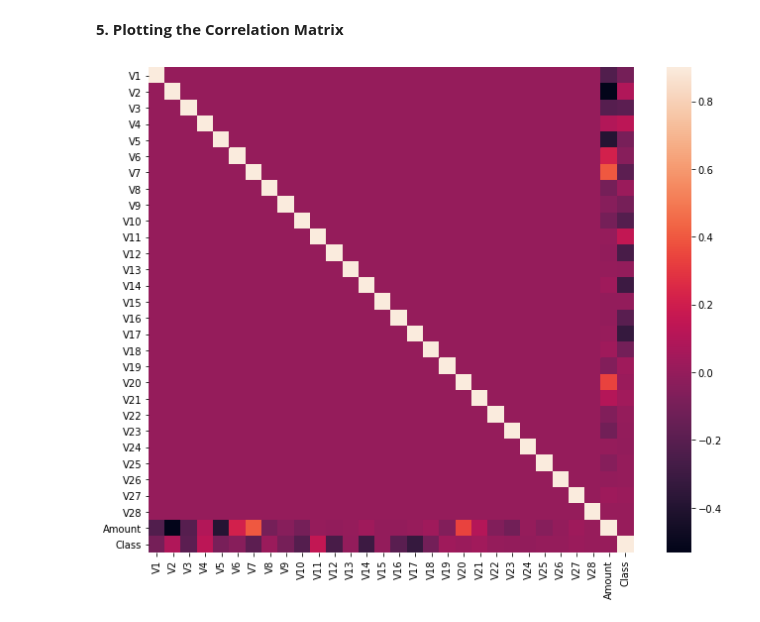
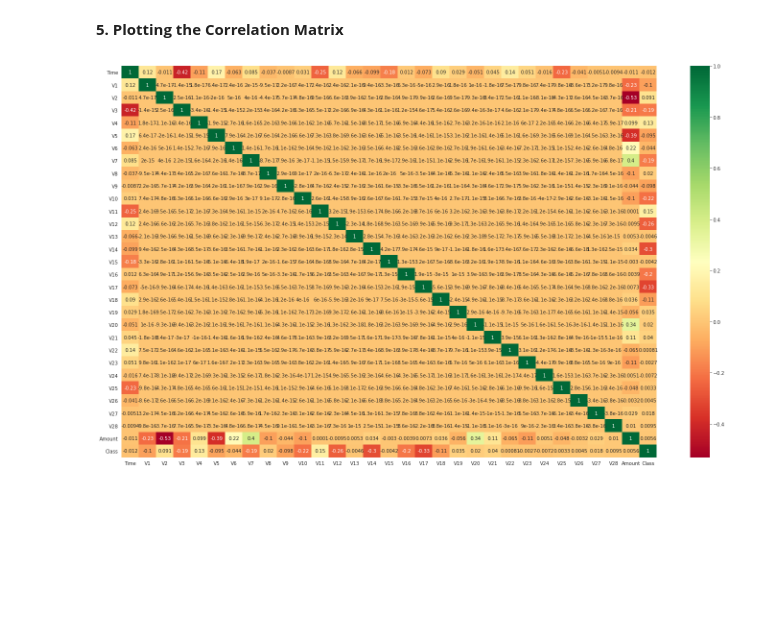
Before and after one commit to Touhed/CCFD, a Jupyter notebook: Credit_Card_Fraud_Detection.ipynb, the cells around one changed output. Saved outputs shown, nothing was run; the diff lists cells and outputs as text; code cells hidden in the pictures; blank space fills up the shorter version.

```diff
--- a/Credit_Card_Fraud_Detection.ipynb
+++ b/Credit_Card_Fraud_Detection.ipynb
@@ -163,3 +172,23 @@ plt.show()
+# %%
+var = data.columns.values
+
+i = 0
+t0 = data.loc[data['Class'] == 0]
+t1 = data.loc[data['Class'] == 1]
+
+sns.set_style('whitegrid')
+plt.figure()
+fig, ax = plt.subplots(6,5,figsize=(25,25))
+
+for feature in var:
+    i += 1
+    plt.subplot(6,5,i)
+    sns.kdeplot(t0[feature], bw_adjust=0.5,label="Class = 0")
+    sns.kdeplot(t1[feature], bw_adjust=0.5,label="Class = 1")
+    plt.xlabel(feature, fontsize=14)
+    locs, labels = plt.xticks()
+    plt.tick_params(axis='both', which='major', labelsize=12)
+plt.show();
 # %% [markdown]
 #Feature Selection & Data Split#
 # %%
@@ -426,8 +469,10 @@ plt.show()
 # %%
 # Correlation matrix
 corrmat = data.corr()
-fig = plt.figure(figsize = (12, 9))
-sns.heatmap(corrmat, vmax = .9, square = True)
-plt.show()
+top_cor_features = corrmat.index
+plt.figure(figsize = (25, 15))
+g=sns.heatmap(data[top_cor_features].corr(),annot=True,cmap="RdYlGn")
+#sns.heatmap(corrmat, vmax = .9, square = True)
+#plt.show()
 # %% [output]
-[figure, old version]
+[figure, new version]
```
Also changed, not shown: parts of 9 cells of this notebook.
